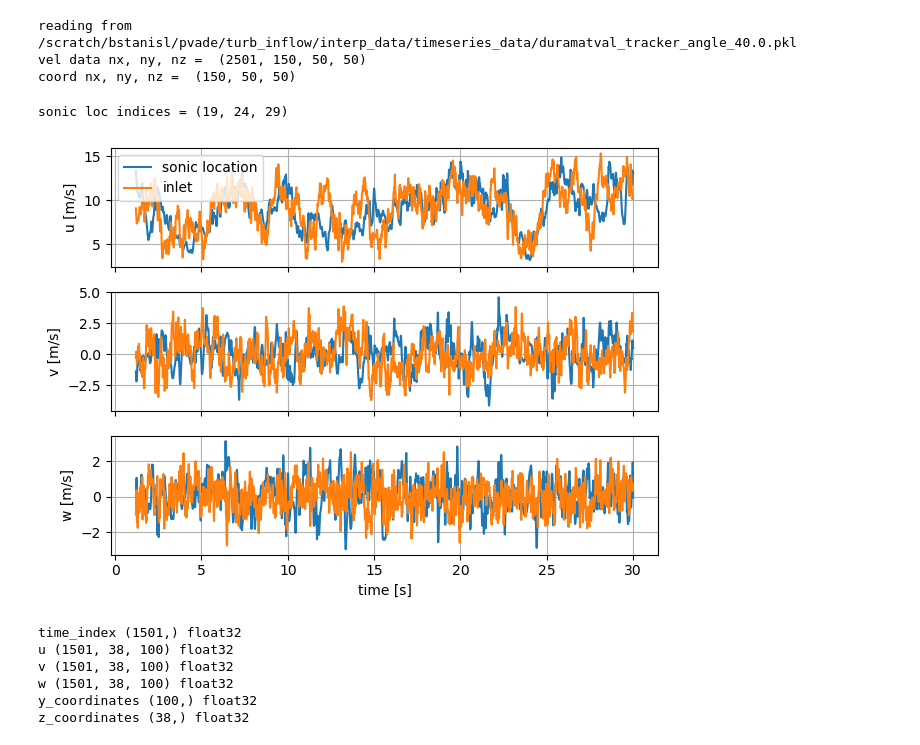
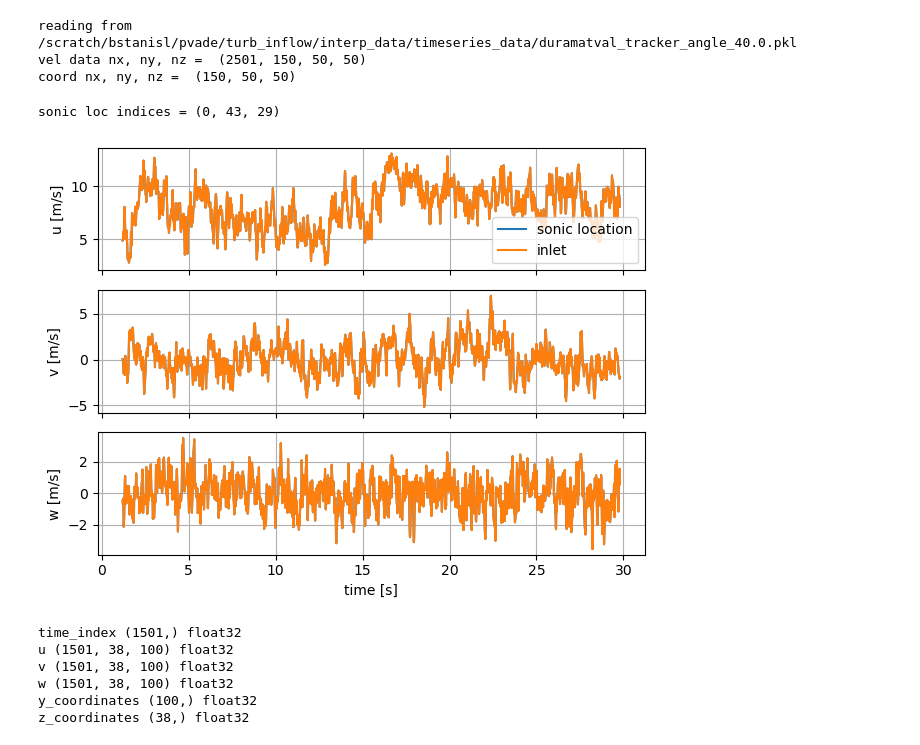
Before and after one commit to brookeslawski/PVade, a Jupyter notebook: postprocessing/pproc_flow.ipynb, the cells around one changed output. Saved outputs shown, nothing was run; the diff lists cells and outputs as text; code cells hidden in the pictures.

```diff
--- a/postprocessing/pproc_flow.ipynb
+++ b/postprocessing/pproc_flow.ipynb
@@ -188,30 +188,30 @@ vel data nx, ny, nz =  (2501, 150, 50, 50)
 coord nx, ny, nz =  (150, 50, 50)
 # %%
 # plot velocity signal at sonic location vs inlet location
-[xloc, yloc, zloc] = [-12.36, 0.0, 2.23]
-# [xloc, yloc, zloc] = [-12.36, 4.5, 2.23]
+# [xloc, yloc, zloc] = [-12.36, 0.0, 2.23]
+[xloc, yloc, zloc] = [-12.36, 4.5, 2.23]
 i = int(np.argmin(np.abs(xi - xloc)))
 j = int(np.argmin(np.abs(yi - yloc)))
 k = int(np.argmin(np.abs(zi - zloc)))
 print(f'sonic loc indices = {i, j, k}')
 
 tf = params['solver']['t_final']
 dt = params['solver']['save_xdmf_interval']
 time = np.linspace(0, tf, nt)
 
 fig, axs = plt.subplots(3,1, sharex=True)
 
 for comp,ax in zip(readdata[tilt].keys(), axs.ravel()):
     ax.plot(time,readdata[tilt][comp][:,i,j,k], label='sonic location')
     ax.plot(time,readdata[tilt][comp][:,0,j,k], label='inlet')
     ax.set_ylabel(f"{comp} [m/s]")
     ax.grid()
 axs[0].legend()
 axs[-1].set_xlabel("time [s]")
 plt.tight_layout()
 # %% [output]
-sonic loc indices = (19, 24, 29)
+sonic loc indices = (0, 43, 29)
-[figure, old version]
+[figure, new version]
 # %%
 # compare signal to pyconturb signal
 turb_h5_fname = '/projects/pvopt/aps_dfd_2024/PVade/input/pct_constrained_turb_ny100_nz38_sonic1_30s_u9.102_50Hz.h5'
```
Also changed, not shown: parts of 1 cell of this notebook, 1 other file.
